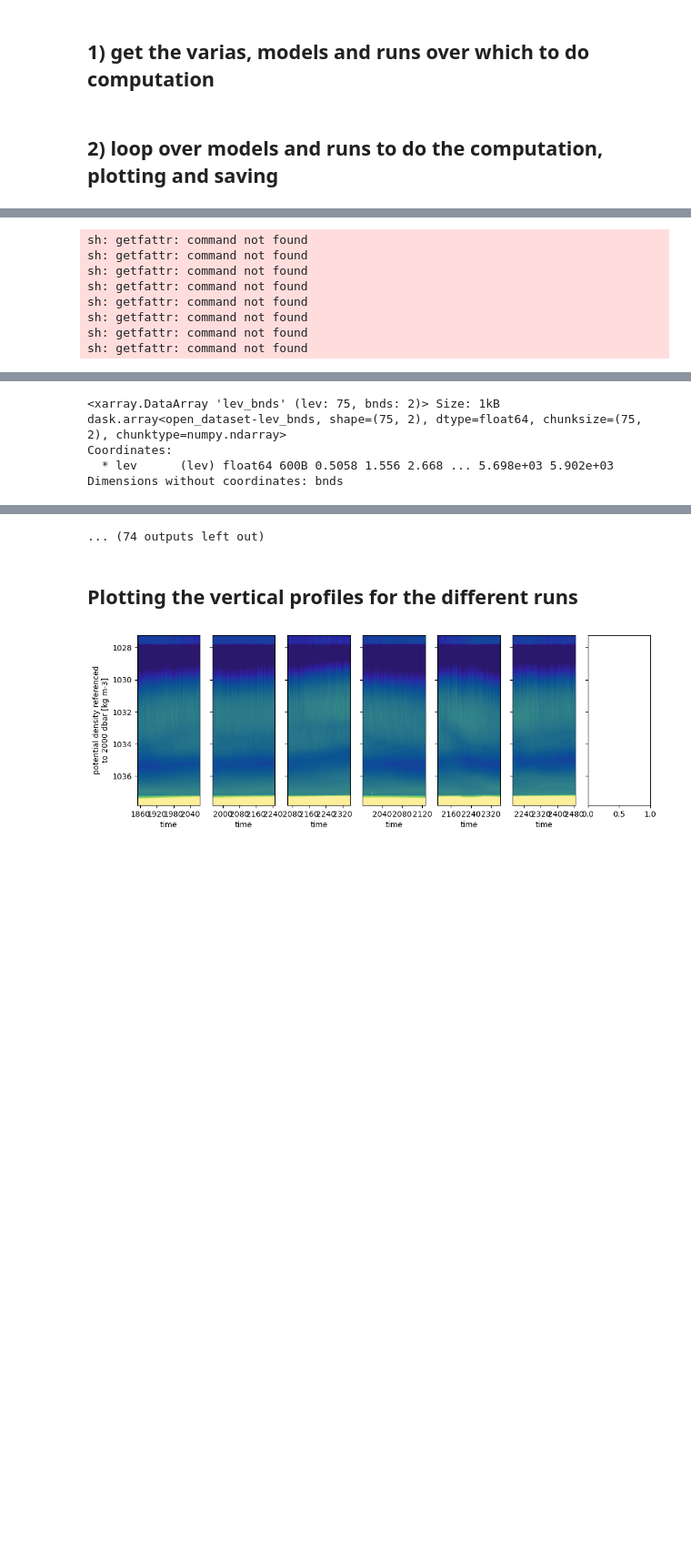
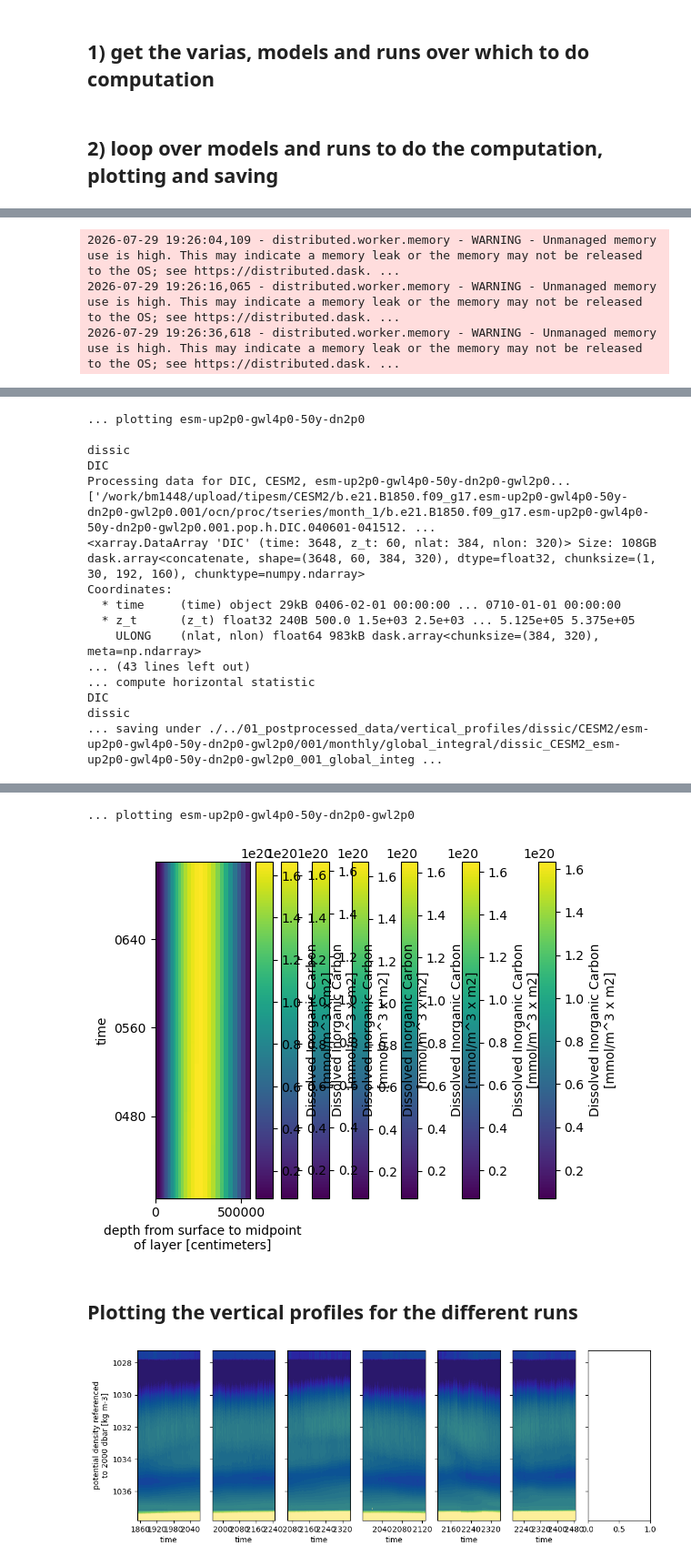
Before and after one commit to eikekoehn/TIPMIP_carbon_cycle, a Jupyter notebook: 01_postprocessing/calc_vertical_profile_of_global_statistic.ipynb, the cells around one changed output, grey strips where cells are left out. Shown at 91% size. Saved outputs shown, nothing was run; the diff lists cells and outputs as text; code cells hidden in the pictures; blank space fills up the shorter version.

Commit message:
add CESM vertical profile

```diff
--- a/01_postprocessing/calc_vertical_profile_of_global_statistic.ipynb
+++ b/01_postprocessing/calc_vertical_profile_of_global_statistic.ipynb
@@ -90,7 +90,7 @@ def get_stat(varia,model):
 #stat = 'integral'#'mean'
 freq_input = 'monthly'#'monthly'#'yearly'#, 'yearly', 'daily'] #freq_output = 'monthly'#, 'yearly', 'daily', 'climatology', None]
 varias = ['dissic']#['no3','so']#['dissic','thetao','so','no3','o2'] #'o2']#['thetao']#['intpp','intdic']#['tos','fgco2']#['tas','npp','nbp','cSoil','cVeg','cLand','co2mass','intdic','intpp','tos','fgco2'] #'co2mass']#,'fco2antt']#,'intdic'] #['dissic']#['intpp','npp','tas','tos','fgco2','nbp','fco2antt','cLand','cVeg','cSoil','npp','co2mass',]#['co2']#['co2mass']#['cSoilFast','cSoilMedium','cSoilSlow']#['epc100','cLand','cVeg','nbp','intpp','npp']#,'fgco2',''epc100']#['epc100','fgco2','intpp','tos']#['npp','cSoil','cLand','cVeg']#['fgco2','tas']#['epc100']#['fgco2','intpp','npp','cLand']#['co2s']#['intpp','chlos','epc100']#['cLand','cVeg','cSoil','npp','co2mass','tas','tos','fgco2','nbp','fco2antt','intpp','npp','cLand','cVeg','cSoil','intdic']#['npp','cLand','fgco2','nbp','fco2antt']#'fco2antt']#['tas','nbp','fgco2','fco2antt','co2mass','tos','npp']#]#['intpp','npp','tos'] # ['fgco2','nbp','cLand','dissic','cSoil','cVeg','cLitter','cCwd']#  # 'tas',                ,'co2mass']#['fgco2']#['nbp']#['nbp','cLand'] #['nbp']#['nbp']#['fco2antt']#['cLand','cSoil','cVeg','cLitter','cCwd']#['cLitter']#'cCwd',#['cLand']#['cSoil','cVeg']#['cLitter']#['cCwd']#['cSoil','cVeg']#'cLand',#['tas','nbp','npp','tos','fgco2','intpp']
-models = ['EC-Earth3-ESM-1']#['CESM2']#['GISSE2.1-G-CC2']#['EC-Earth3-ESM-1'] #['CESM2']#['NorESM2-LM'] #['GFDL-ESM2M']#['IPSL-CM6-ESMCO2']# ['CESM2']#['GISSE2.1-G-CC2']#['EC-Earth3-ESM-1'] #['IPSL-CM6-ESMCO2']#['GFDL-ESM2M']#['CESM2']#['UKESM1-2']#['EC-Earth3-ESM-1']#['GISSE2.1-G-CC2']#['UKESM1-2']#['GISSE2.1-G-CC2']#['IPSL-CM6-ESMCO2']#['NorESM2-LM']##['GISSE2.1-G-CC2']#['CESM2']#['ACCESS-ESM1-5'] #['ACCESS-ESM1-5']#['IPSL-CM6-ESMCO2']#['NorESM2-LM']#['IPSL-CM6-ESMCO2','NorESM2-LM','GFDL-ESM2M']#['MIROC-ES2L'] ['IPSL-CM6-ESMCO2']#['EC-Earth3-ESM-1']#['UKESM1-2']#['IPSL-CM6-ESMCO2']#['IPSL-CM6-ESMCO2']#[]#['GISSE2.1-G-CC2']#['EC-Earth3-ESM-1']#,'UKESM1-2']#['NorESM2-LM']#['GFDL-ESM2M']#['IPSL-CM6-ESMCO2']#['UKESM1-2']#['IPSL-CM6-ESMCO2','NorESM2-LM','GFDL-ESM2M'] # ,
+models = ['CESM2']#['EC-Earth3-ESM-1']#['GISSE2.1-G-CC2']#['EC-Earth3-ESM-1'] #['CESM2']#['NorESM2-LM'] #['GFDL-ESM2M']#['IPSL-CM6-ESMCO2']# ['CESM2']#['GISSE2.1-G-CC2']#['EC-Earth3-ESM-1'] #['IPSL-CM6-ESMCO2']#['GFDL-ESM2M']#['CESM2']#['UKESM1-2']#['EC-Earth3-ESM-1']#['GISSE2.1-G-CC2']#['UKESM1-2']#['GISSE2.1-G-CC2']#['IPSL-CM6-ESMCO2']#['NorESM2-LM']##['GISSE2.1-G-CC2']#['CESM2']#['ACCESS-ESM1-5'] #['ACCESS-ESM1-5']#['IPSL-CM6-ESMCO2']#['NorESM2-LM']#['IPSL-CM6-ESMCO2','NorESM2-LM','GFDL-ESM2M']#['MIROC-ES2L'] ['IPSL-CM6-ESMCO2']#['EC-Earth3-ESM-1']#['UKESM1-2']#['IPSL-CM6-ESMCO2']#['IPSL-CM6-ESMCO2']#[]#['GISSE2.1-G-CC2']#['EC-Earth3-ESM-1']#,'UKESM1-2']#['NorESM2-LM']#['GFDL-ESM2M']#['IPSL-CM6-ESMCO2']#['UKESM1-2']#['IPSL-CM6-ESMCO2','NorESM2-LM','GFDL-ESM2M'] # ,
 runs = pruns.get_run_list('tipmip_tier1')#[-3:-2]#[:1]#[1:-3]#[-3:]#-2]#[3:]#[-3:-2]#[1:-3]#[-2:]#[-3:-2]#[1:]#[:1]#[:-2]#[1:]#[5:]#[1:2]#[2:]#[-1:]#[:1]#[5:]#[1:]#[:-1]#[:1]#[-1:]#[:1]#[:1]#[1:]#[-1:] #
 stat = 'integral' # horizontal_stat
 weight_by_thickness = True
@@ -258,8 +261,12 @@ for varia in varias:
 
             #if model in ['EC-Earth3-ESM-1','CESM2','UKESM1-2','MIROC-ES2L','ACCESS-ESM1-5','GISSE2.1-G-CC2']:
             #    #if thickness_weights is not None:
-            lev_bnds = mgrab.get_lev_bnds(varia,run,freq_input='monthly',verbose_level=1)
-            ds['lev_bnds'] = lev_bnds
+            if model == 'CESM2':
+                dz = mgrab.get_dz(run,freq_input='monthly',method='rough',verbose_level=0)
+                ds['dz'] = dz
+            else:
+                lev_bnds = mgrab.get_lev_bnds(varia,run,freq_input='monthly',verbose_level=0)
+                ds['lev_bnds'] = lev_bnds
 
             #print(global_stat)
             #encoding = {global_stat.name: {"dtype": "float32", "zlib": True, "complevel": 4}}
@@ -335,8 +346,3 @@ sh: getfattr: command not found
-sh: getfattr: command not found
-sh: getfattr: command not found
-sh: getfattr: command not found
-sh: getfattr: command not found
-sh: getfattr: command not found
-sh: getfattr: command not found
-sh: getfattr: command not found
-sh: getfattr: command not found
+2026-07-29 19:26:04,109 - distributed.worker.memory - WARNING - Unmanaged memory use is high. This may indicate a memory leak or the memory may not be released to the OS; see https://distributed.dask. ...
+2026-07-29 19:26:16,065 - distributed.worker.memory - WARNING - Unmanaged memory use is high. This may indicate a memory leak or the memory may not be released to the OS; see https://distributed.dask. ...
+2026-07-29 19:26:36,618 - distributed.worker.memory - WARNING - Unmanaged memory use is high. This may indicate a memory leak or the memory may not be released to the OS; see https://distributed.dask. ...
@@ -382,5 +402,17 @@ sh: getfattr: command not found
-<xarray.DataArray 'lev_bnds' (lev: 75, bnds: 2)> Size: 1kB
-dask.array<open_dataset-lev_bnds, shape=(75, 2), dtype=float64, chunksize=(75, 2), chunktype=numpy.ndarray>
+... plotting esm-up2p0-gwl4p0-50y-dn2p0
+
+dissic
+DIC
+Processing data for DIC, CESM2, esm-up2p0-gwl4p0-50y-dn2p0-gwl2p0...
+['/work/bm1448/upload/tipesm/CESM2/b.e21.B1850.f09_g17.esm-up2p0-gwl4p0-50y-dn2p0-gwl2p0.001/ocn/proc/tseries/month_1/b.e21.B1850.f09_g17.esm-up2p0-gwl4p0-50y-dn2p0-gwl2p0.001.pop.h.DIC.040601-041512. ...
+<xarray.DataArray 'DIC' (time: 3648, z_t: 60, nlat: 384, nlon: 320)> Size: 108GB
+dask.array<concatenate, shape=(3648, 60, 384, 320), dtype=float32, chunksize=(1, 30, 192, 160), chunktype=numpy.ndarray>
 Coordinates:
-  * lev      (lev) float64 600B 0.5058 1.556 2.668 ... 5.698e+03 5.902e+03
-Dimensions without coordinates: bnds
+  * time     (time) object 29kB 0406-02-01 00:00:00 ... 0710-01-01 00:00:00
+  * z_t      (z_t) float32 240B 500.0 1.5e+03 2.5e+03 ... 5.125e+05 5.375e+05
+    ULONG    (nlat, nlon) float64 983kB dask.array<chunksize=(384, 320), meta=np.ndarray>
+... (43 lines left out)
+... compute horizontal statistic
+DIC
+dissic
+... saving under ./../01_postprocessed_data/vertical_profiles/dissic/CESM2/esm-up2p0-gwl4p0-50y-dn2p0-gwl2p0/001/monthly/global_integral/dissic_CESM2_esm-up2p0-gwl4p0-50y-dn2p0-gwl2p0_001_global_integ ...
@@ -393,4 +425,5 @@ sh: getfattr: command not found
-... (74 outputs left out)
+... plotting esm-up2p0-gwl4p0-50y-dn2p0-gwl2p0
+[figure, added]
 # %% [markdown]
 ## Plotting the vertical profiles for the different runs
 # %%
```
Also changed, not shown: parts of 3 cells of this notebook, 2 other files.
